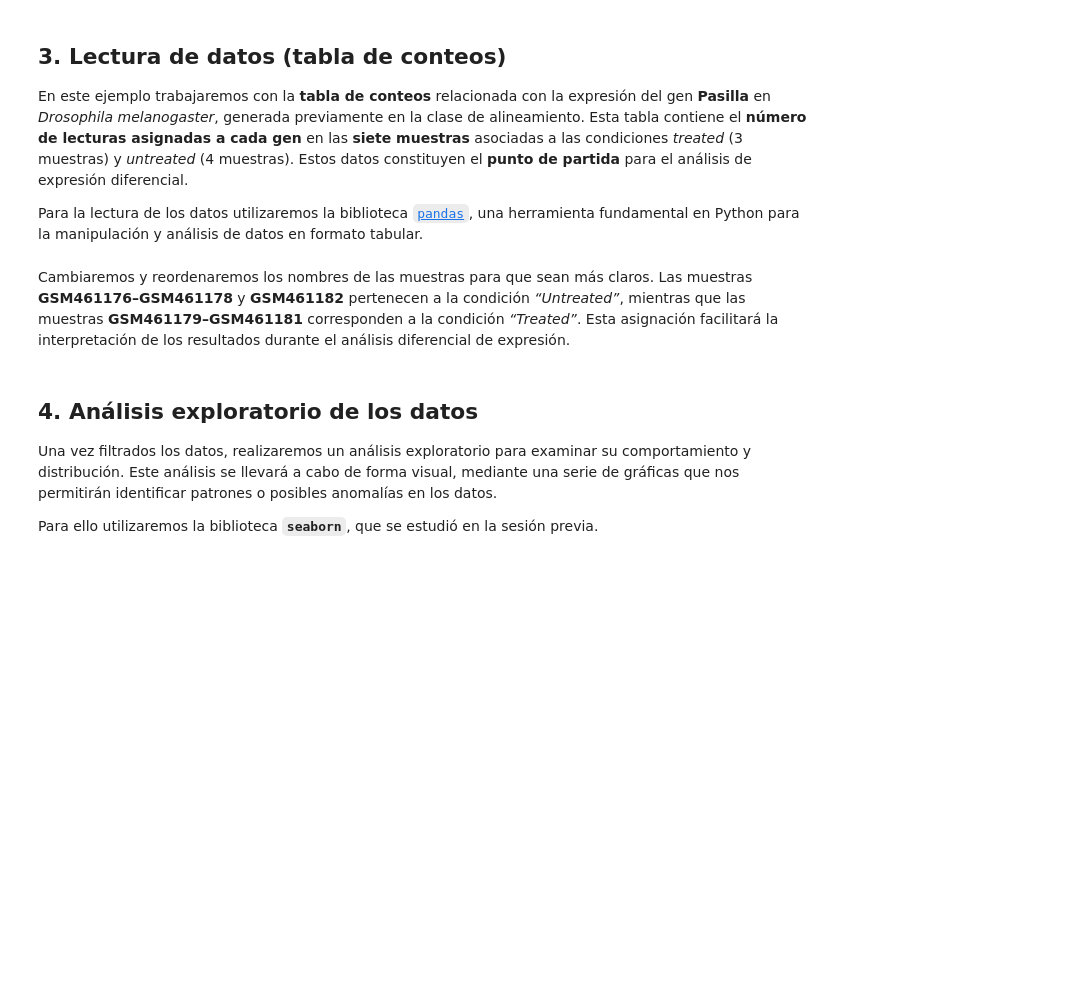
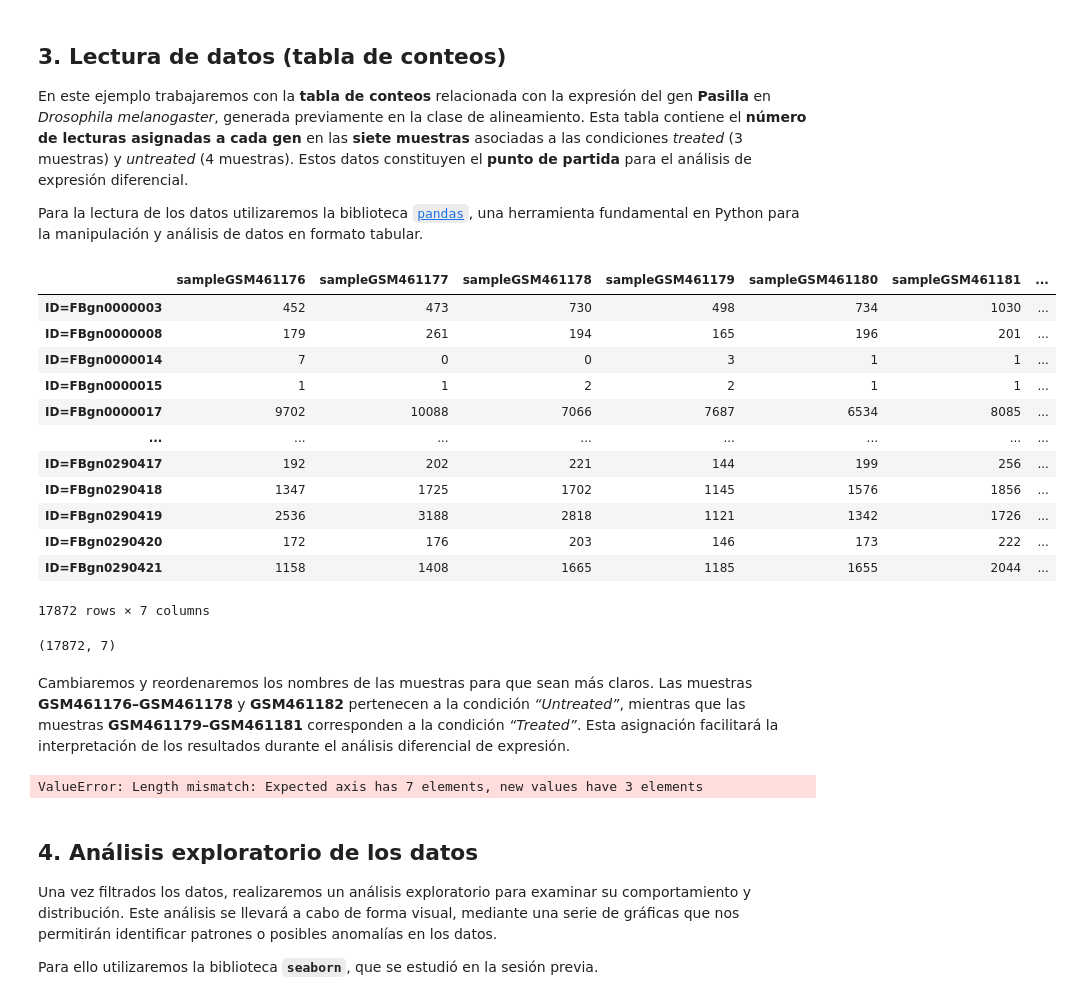
Before and after one commit to Hectorjlo/BioPython, a Jupyter notebook: src/AnalisisExpDif_vacio.ipynb, the cells around one changed output. Saved outputs shown, nothing was run; the diff lists cells and outputs as text; code cells hidden in the pictures; blank space fills up the shorter version.

```diff
--- a/src/AnalisisExpDif_vacio.ipynb
+++ b/src/AnalisisExpDif_vacio.ipynb
@@ -48,24 +48,47 @@ Para la lectura de los datos utilizaremos la biblioteca [`pandas`](https://panda
 # %%
 # Cargar la biblioteca pandas
 import pandas as pd
 
-df_count = pd.read_csv('tmp\All_counts_pasilla.txt', sep="\t", index_col=0)
+df_count = pd.read_csv(r"\Users\Alfa-\Documents\DocumentsH\CCG\BioPython\tmp\All_counts_pasilla.txt", sep="\t", index_col=0)
 display(df_count)
 
 
 
 
 
 # Imprimesión del número de renglones y columnas
 df_count.shape
+# %% [output]
+|  | sampleGSM461176 | sampleGSM461177 | sampleGSM461178 | sampleGSM461179 | sampleGSM461180 | sampleGSM461181 | ... |
+| ID=FBgn0000003 | 452 | 473 | 730 | 498 | 734 | 1030 | ... |
+| ID=FBgn0000008 | 179 | 261 | 194 | 165 | 196 | 201 | ... |
+| ID=FBgn0000014 | 7 | 0 | 0 | 3 | 1 | 1 | ... |
+| ID=FBgn0000015 | 1 | 1 | 2 | 2 | 1 | 1 | ... |
+| ID=FBgn0000017 | 9702 | 10088 | 7066 | 7687 | 6534 | 8085 | ... |
+| ... | ... | ... | ... | ... | ... | ... | ... |
+| ID=FBgn0290417 | 192 | 202 | 221 | 144 | 199 | 256 | ... |
+| ID=FBgn0290418 | 1347 | 1725 | 1702 | 1145 | 1576 | 1856 | ... |
+| ID=FBgn0290419 | 2536 | 3188 | 2818 | 1121 | 1342 | 1726 | ... |
+| ID=FBgn0290420 | 172 | 176 | 203 | 146 | 173 | 222 | ... |
+| ID=FBgn0290421 | 1158 | 1408 | 1665 | 1185 | 1655 | 2044 | ... |
+17872 rows × 7 columns
+(17872, 7)
 # %% [markdown]
 Cambiaremos y reordenaremos los nombres de las muestras para que sean más claros. Las muestras **GSM461176–GSM461178** y **GSM461182** pertenecen a la condición *“Untreated”*, mientras que las muestras **GSM461179–GSM461181** corresponden a la condición *“Treated”*. Esta asignación facilitará la interpretación de los resultados durante el análisis diferencial de expresión.
 # %%
 # Reordenar el DataFrame
+x = list(range(3, 6)) + list(range(0, 3)) + [6]
 
+df_count = df_count.iloc[:, x]
 
 
 # Reasignando los nombres de columnas
+df_count.columns = ["Untreated_" + str(i) for i in range(1, 4)]
+
+
+display(df_count)
+# %% [output]
+ValueError: Length mismatch: Expected axis has 7 elements, new values have 3 elements
 # %% [markdown]
 ## 4. Análisis exploratorio de los datos
 
```
